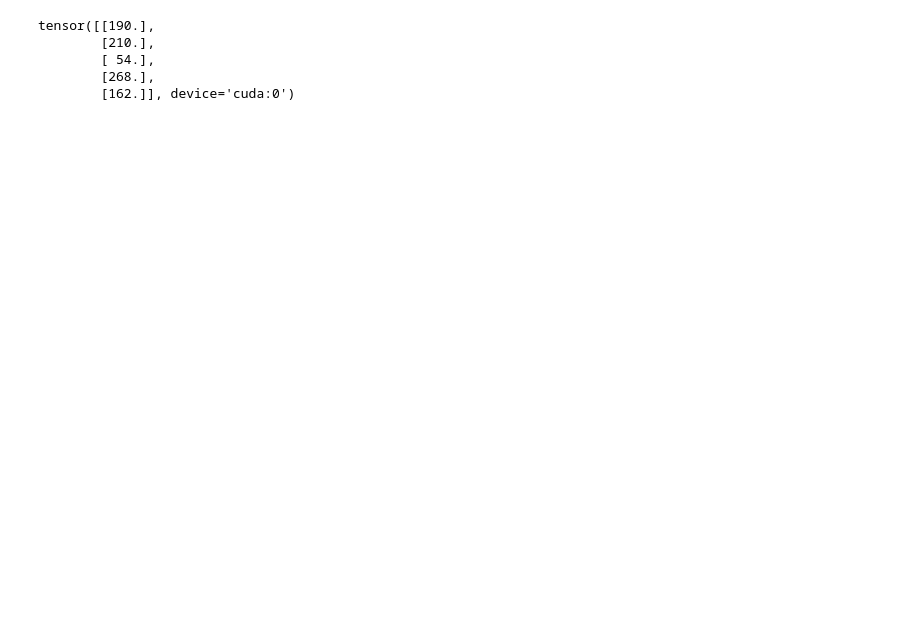
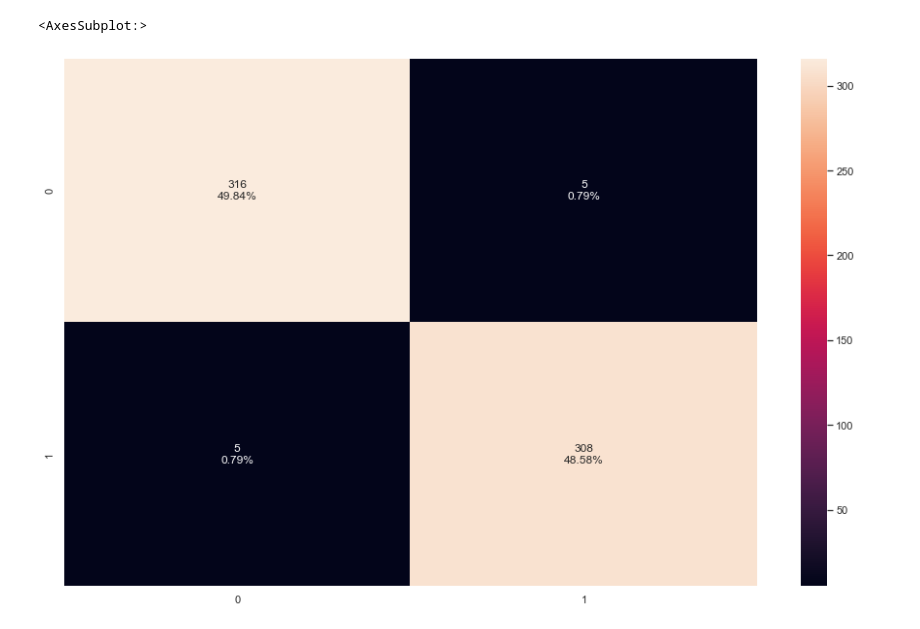
Before and after one commit to GabrielFreeze/ics3206, a Jupyter notebook: Artificial Neural Networks.ipynb, the cells around one changed output. Saved outputs shown, nothing was run; the diff lists cells and outputs as text; code cells hidden in the pictures; blank space fills up the shorter version.

```diff
--- a/Artificial Neural Networks.ipynb
+++ b/Artificial Neural Networks.ipynb
@@ -5,13 +5,15 @@ import numpy as np
 import pandas as pd
 import seaborn as sns
 import matplotlib.pyplot as plt
+from sklearn.model_selection import train_test_split
+from sklearn.metrics import confusion_matrix
 
 #Set figure size
 sns.set(rc={'figure.figsize':(16,10)})
 
 #Load data
-df  = pd.read_csv(os.path.join('data','data_all.csv'))
-df2 = pd.read_csv(os.path.join('data','data_filtered.csv'))
+df = pd.read_csv(os.path.join('data','data_filtered.csv'))
+df2  = pd.read_csv(os.path.join('data','data_all.csv'))
 
 #Enable CUDA
 device = 'cuda:0' if torch.cuda.is_available() else 'cpu'
@@ -20,15 +35,0 @@ df
-# %%
-import os
-import torch
-import numpy as np
-import pandas as pd
-import seaborn as sns
-import matplotlib.pyplot as plt
-from sklearn.preprocessing import LabelEncoder, StandardScaler
-
-sns.set(rc={'figure.figsize':(16,10)})
-device = 'cuda:0' if torch.cuda.is_available() else 'cpu'
-
-
-df = pd.read_csv(os.path.join('data','voice.csv'))
-df
@@ -193,8 +226,0 @@ ax.grid()
-# %%
-test_y
-# %% [output]
-tensor([[190.],
-        [210.],
-        [ 54.],
-        [268.],
-        [162.]], device='cuda:0')
@@ -202,0 +227,25 @@ error.tolist()
+# %%
+with torch.no_grad():
+
+    #Get outputs from model
+    outputs = torch.flatten(torch.sigmoid(model(test_x))).tolist()
+
+    #Round to nearest integer -> [0,1]
+    prediction = list(map(round,outputs))
+
+actual = torch.flatten(test_y).tolist()
+# %%
+#Generate confusion matrix
+cf_matrix = confusion_matrix(actual, prediction)
+
+count      = ["{0:0.0f}".format(v) for v in cf_matrix.flatten()]
+percentage = ["{0:.2%}".format(v) for v in cf_matrix.flatten()/np.sum(cf_matrix)]
+
+
+labels = np.asarray([f"{v1}\n{v2}" for v1, v2 in
+          zip(count,percentage)]).reshape(2,2)
+
+sns.heatmap(cf_matrix,fmt='',annot=labels)
+# %% [output]
+<AxesSubplot:>
+[figure, added]
```
Also changed, not shown: parts of 6 cells of this notebook.
